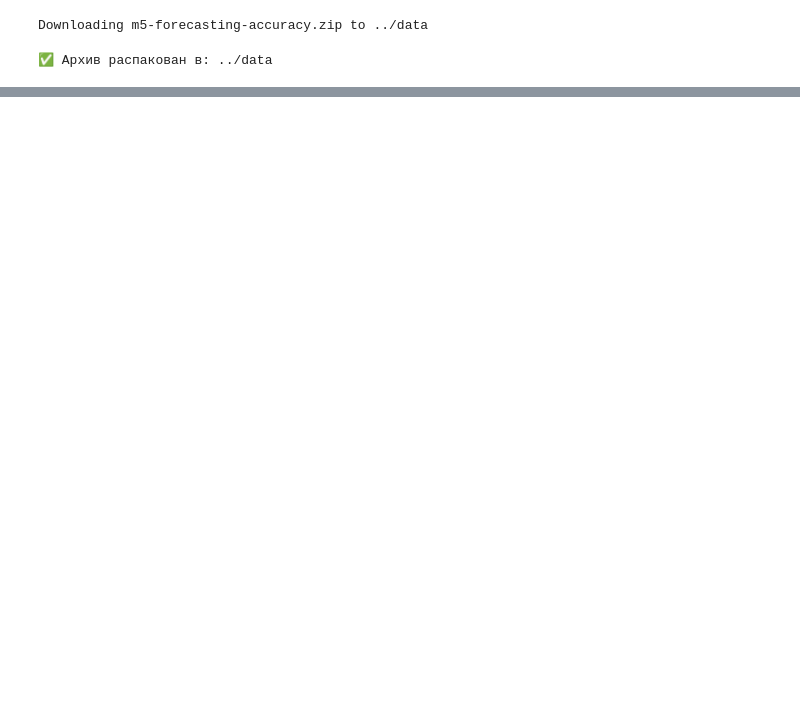
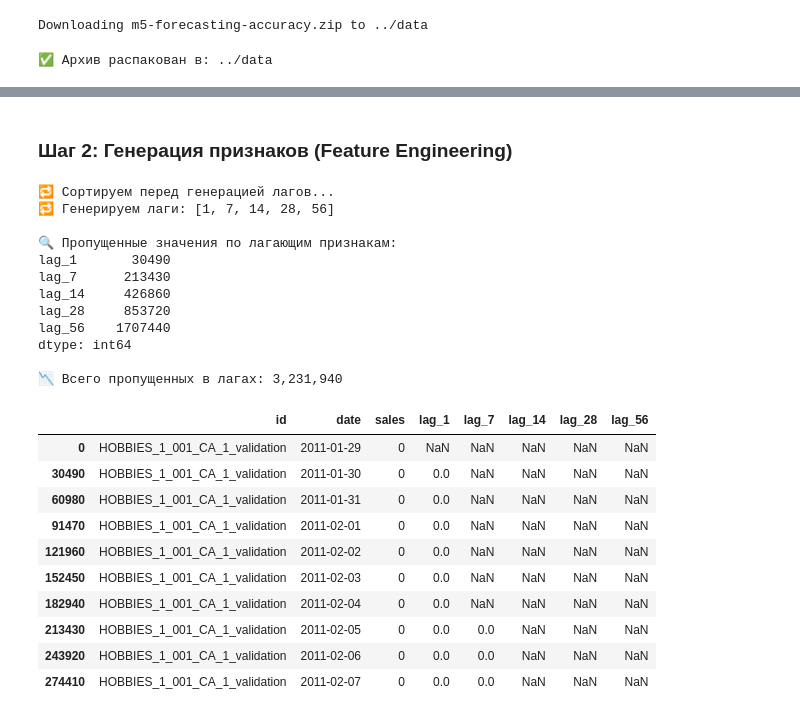
Before and after one commit to DMax-w/price_forecasting, a Jupyter notebook: notebook/01_data_preparation.ipynb, the cells around one changed output, grey strips where cells are left out. Cells and saved outputs as stored; diff of their text form; code cells hidden in the pictures; blank space fills up the shorter version.

```diff
--- a/notebook/01_data_preparation.ipynb
+++ b/notebook/01_data_preparation.ipynb
@@ -466,0 +234,7 @@ print(sales_long[['stl_trend', 'stl_seasonal']].isna().mean())
+# %%
+# ----------- ШАГ 1.7.3: Присоединяем календарь полностью -----------
+# 🎯 Добавляем date, event, snap, weekday, etc.
+
+print("📅 Присоединяем calendar...")
+df = sales_long.merge(calendar, how='left', on='d')
+print(f"✅ Размер итоговой таблицы после merge с calendar: {df.shape}")
@@ -466,0 +262,13 @@ print(sales_long[['stl_trend', 'stl_seasonal']].isna().mean())
+# %%
+# ----------- ШАГ 1.7.5: Финальная очистка и проверка -----------
+# 🎯 Удаляем редкие строки без цены (если вдруг остались)
+
+print("🧹 Удаляем строки без цены (если остались)...")
+df = df.dropna(subset=['sell_price'])
+
+print(f"✅ Финальный размер df: {df.shape}")
+assert df['sell_price'].isna().sum() == 0, "❌ Пропуски остались в sell_price"
+print("✅ Проверка пройдена: NaN в sell_price устранены окончательно ✅")
+
+# Пример финальных данных
+display(df.head())
@@ -466,0 +286,52 @@ print(sales_long[['stl_trend', 'stl_seasonal']].isna().mean())
+# %% [markdown]
+### Шаг 2: Генерация признаков (Feature Engineering)
+# %%
+# ----------- ШАГ 2.1: Генерация лагов с сортировкой и float32 -----------
+
+print("🔁 Сортируем перед генерацией лагов...")
+df = df.sort_values(['id', 'date'])  # ← гарантируем порядок
+
+print("🔁 Генерируем лаги: [1, 7, 14, 28, 56]")
+
+LAG_DAYS = [1, 7, 14, 28, 56]
+
+for lag in LAG_DAYS:
+    df[f'lag_{lag}'] = (
+        df.groupby("id")["sales"]
+          .shift(lag)
+          .astype("float32")  # ← экономим память
+    )
+
+# Проверка
+lag_cols = [f'lag_{l}' for l in LAG_DAYS]
+missing_counts = df[lag_cols].isna().sum()
+total_missing = missing_counts.sum()
+
+print("\n🔍 Пропущенные значения по лагающим признакам:")
+print(missing_counts)
+print(f"\n📉 Всего пропущенных в лагах: {total_missing:,}")
+display(df[['id', 'date', 'sales'] + lag_cols].head(10))
+# %% [output]
+🔁 Сортируем перед генерацией лагов...
+🔁 Генерируем лаги: [1, 7, 14, 28, 56]
+
+🔍 Пропущенные значения по лагающим признакам:
+lag_1       30490
+lag_7      213430
+lag_14     426860
+lag_28     853720
+lag_56    1707440
+dtype: int64
+
+📉 Всего пропущенных в лагах: 3,231,940
+|  | id | date | sales | lag_1 | lag_7 | lag_14 | lag_28 | lag_56 |
+| 0 | HOBBIES_1_001_CA_1_validation | 2011-01-29 | 0 | NaN | NaN | NaN | NaN | NaN |
+| 30490 | HOBBIES_1_001_CA_1_validation | 2011-01-30 | 0 | 0.0 | NaN | NaN | NaN | NaN |
+| 60980 | HOBBIES_1_001_CA_1_validation | 2011-01-31 | 0 | 0.0 | NaN | NaN | NaN | NaN |
+| 91470 | HOBBIES_1_001_CA_1_validation | 2011-02-01 | 0 | 0.0 | NaN | NaN | NaN | NaN |
+| 121960 | HOBBIES_1_001_CA_1_validation | 2011-02-02 | 0 | 0.0 | NaN | NaN | NaN | NaN |
+| 152450 | HOBBIES_1_001_CA_1_validation | 2011-02-03 | 0 | 0.0 | NaN | NaN | NaN | NaN |
+| 182940 | HOBBIES_1_001_CA_1_validation | 2011-02-04 | 0 | 0.0 | NaN | NaN | NaN | NaN |
+| 213430 | HOBBIES_1_001_CA_1_validation | 2011-02-05 | 0 | 0.0 | 0.0 | NaN | NaN | NaN |
+| 243920 | HOBBIES_1_001_CA_1_validation | 2011-02-06 | 0 | 0.0 | 0.0 | NaN | NaN | NaN |
+| 274410 | HOBBIES_1_001_CA_1_validation | 2011-02-07 | 0 | 0.0 | 0.0 | NaN | NaN | NaN |
```
Also changed, not shown: parts of 30 cells of this notebook, 1 other file.
